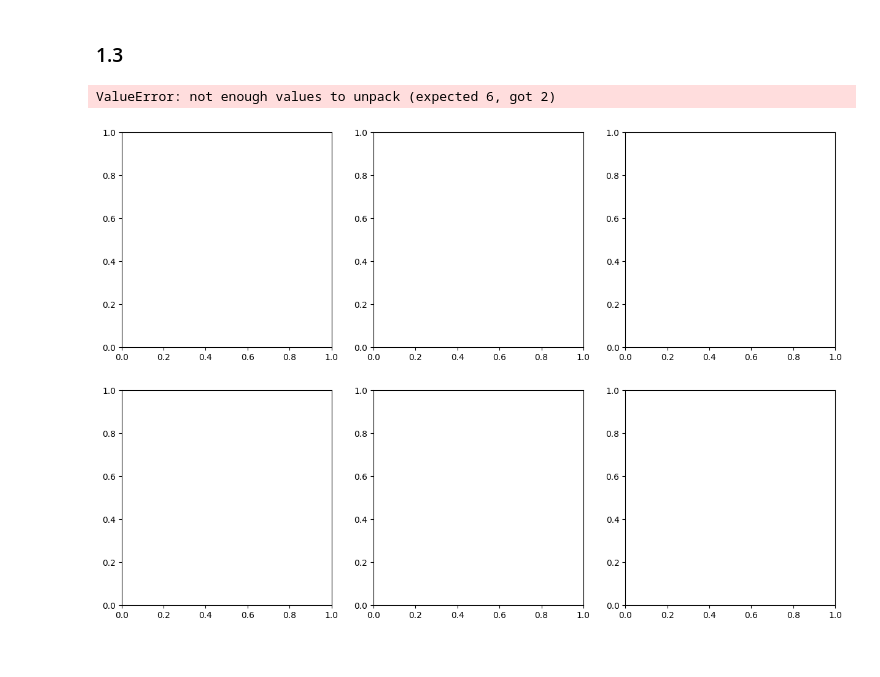
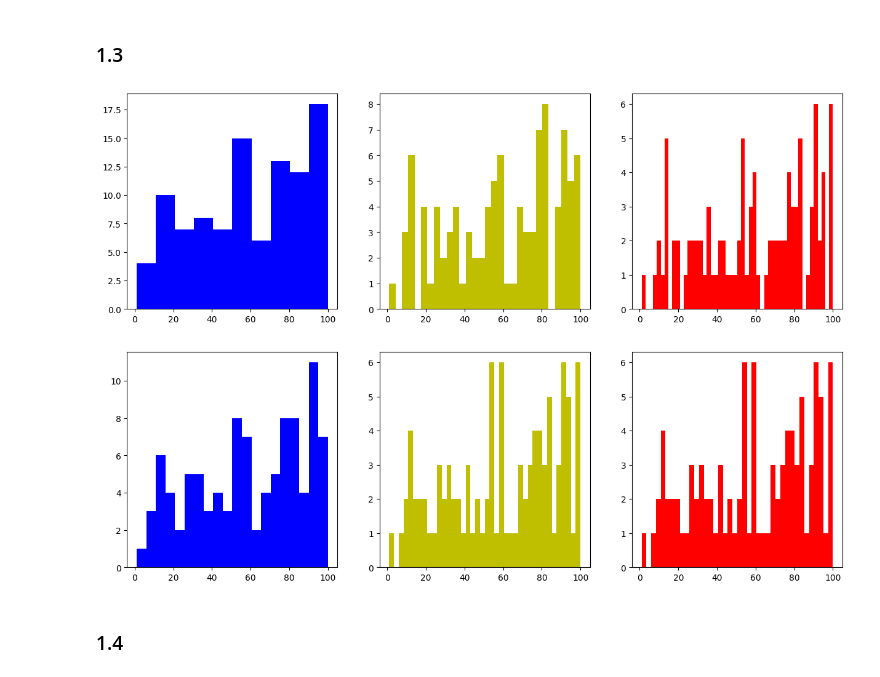
Before and after one commit to ConstantinePluss/Python, a Jupyter notebook: Chapter 3/Глава 3_1.ipynb, the cells around one changed output. Cells and saved outputs as stored; diff of their text form; code cells hidden in the pictures.

```diff
--- a/Chapter 3/Глава 3_1.ipynb
+++ b/Chapter 3/Глава 3_1.ipynb
@@ -53,20 +53,21 @@ plt.show()
 # %%
 import matplotlib.pyplot as plt
 import random
 
 x_data = [random.randint(0,100) for x in range(100)]
 
-fig, (ax1, ax2, ax3, ax4, ax5, ax6) = plt.subplots(nrows=2, ncols=3, figsize=(15,10))
+fig, ((ax1, ax2, ax3), (ax4, ax5, ax6)) = plt.subplots(nrows=2, ncols=3, figsize=(15,10))
 
 ax1.hist(x_data, bins = 10, color = 'b')
 ax2.hist(x_data, bins = 30, color = 'y')
 ax3.hist(x_data, bins = 50, color = 'r')
 
-ax4.hist(x_data, bins = 10, color = 'b')
-ax5.hist(x_data, bins = 30, color = 'y')
-ax6.hist(x_data, bins = 50, color = 'r')
+ax4.hist(x_data, bins = 20, color = 'b')
+ax5.hist(x_data, bins = 40, color = 'y')
+ax6.hist(x_data, bins = 40, color = 'r')
 
 plt.show()
 # %% [output]
-ValueError: not enough values to unpack (expected 6, got 2)
-[figure, old version]
+[figure, new version]
+# %% [markdown]
+### 1.4
```
Also changed, not shown: parts of 5 cells of this notebook, 1 other file.
